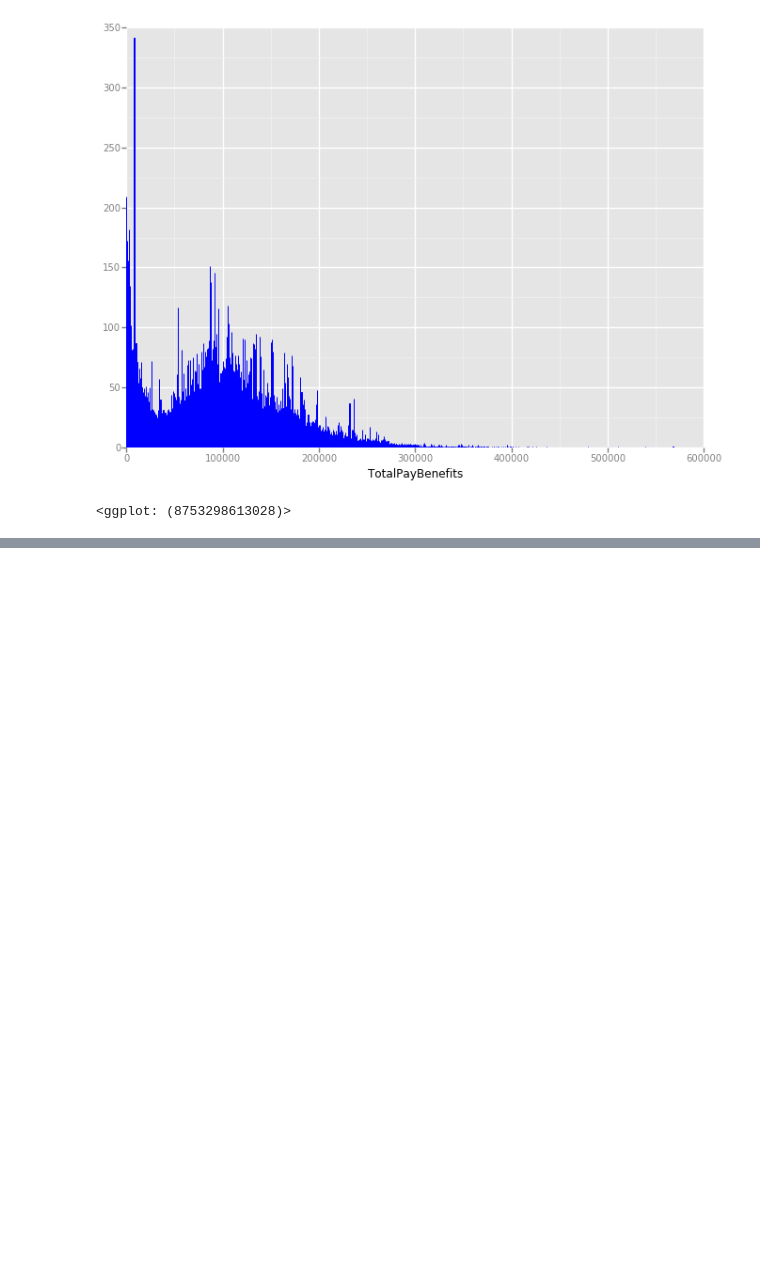
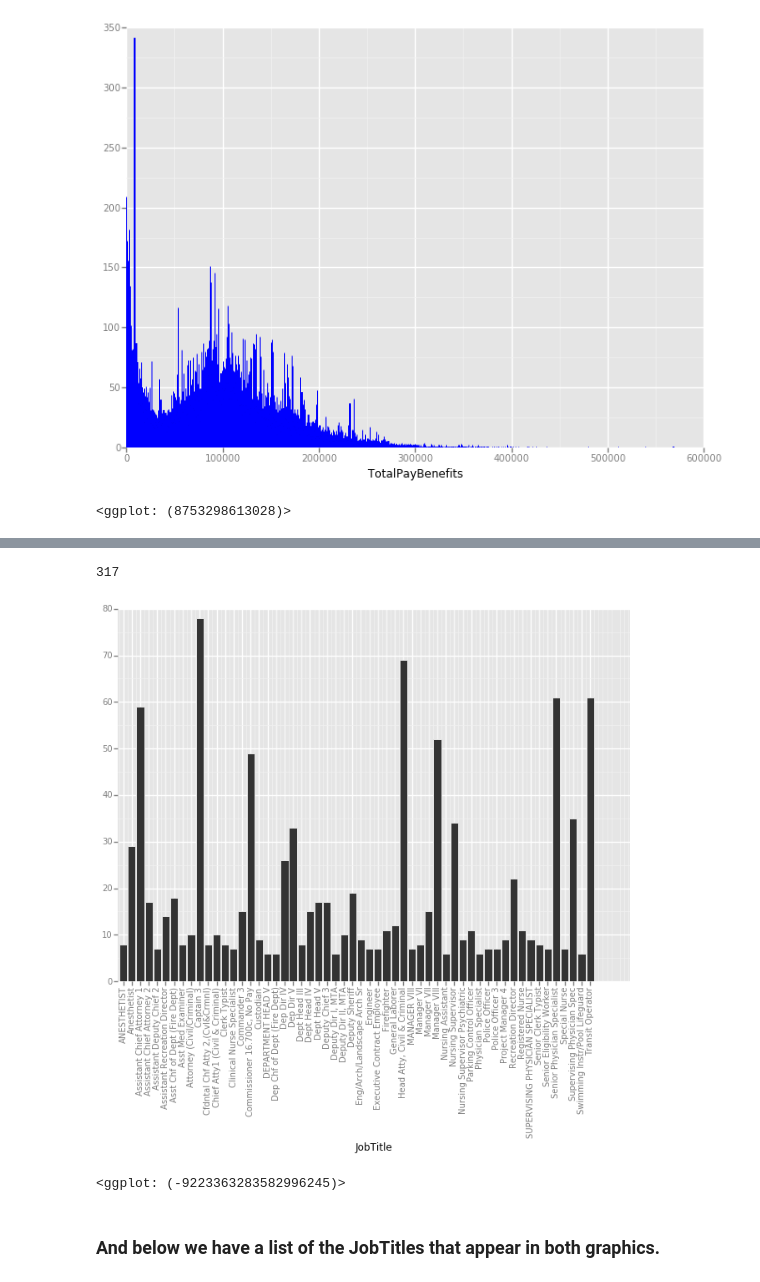
Before and after one commit to guilhermemarson/sf-salaries, a Jupyter notebook: Exploratory Analysis.ipynb, the cells around one changed output, grey strips where cells are left out. Saved outputs shown, nothing was run; the diff lists cells and outputs as text; code cells hidden in the pictures; blank space fills up the shorter version.

```diff
--- a/Exploratory Analysis.ipynb
+++ b/Exploratory Analysis.ipynb
@@ -663,0 +711,18 @@ ggplot(salaries, aes(x='TotalPayBenefits')) + geom_histogram(binwidth=50, colour
+# %%
+higher_paid = salaries.sort_values('BasePay').tail(int((salaries.shape[0]*0.01)))
+# %%
+len(higher_paid.JobTitle.unique())
+# %% [output]
+317
+# %%
+filtered = pd.DataFrame(higher_paid.JobTitle.value_counts()).reset_index()
+filtered.columns=['JobTitle', 'Count']
+# %%
+top_base_pay = list(filtered.ix[filtered.Count>5, "JobTitle"])
+# %%
+ggplot(higher_paid.ix[higher_paid['JobTitle'].isin(top_base_pay)], aes(x='JobTitle')) + geom_histogram() + theme(axis_text_x  = element_text(angle = 90, hjust = 2))
+# %% [output]
+[figure, added]
+<ggplot: (-9223363283582996245)>
+# %% [markdown]
+### And below we have a list of the JobTitles that appear in both graphics.
```
Also changed, not shown: parts of 17 cells of this notebook.
